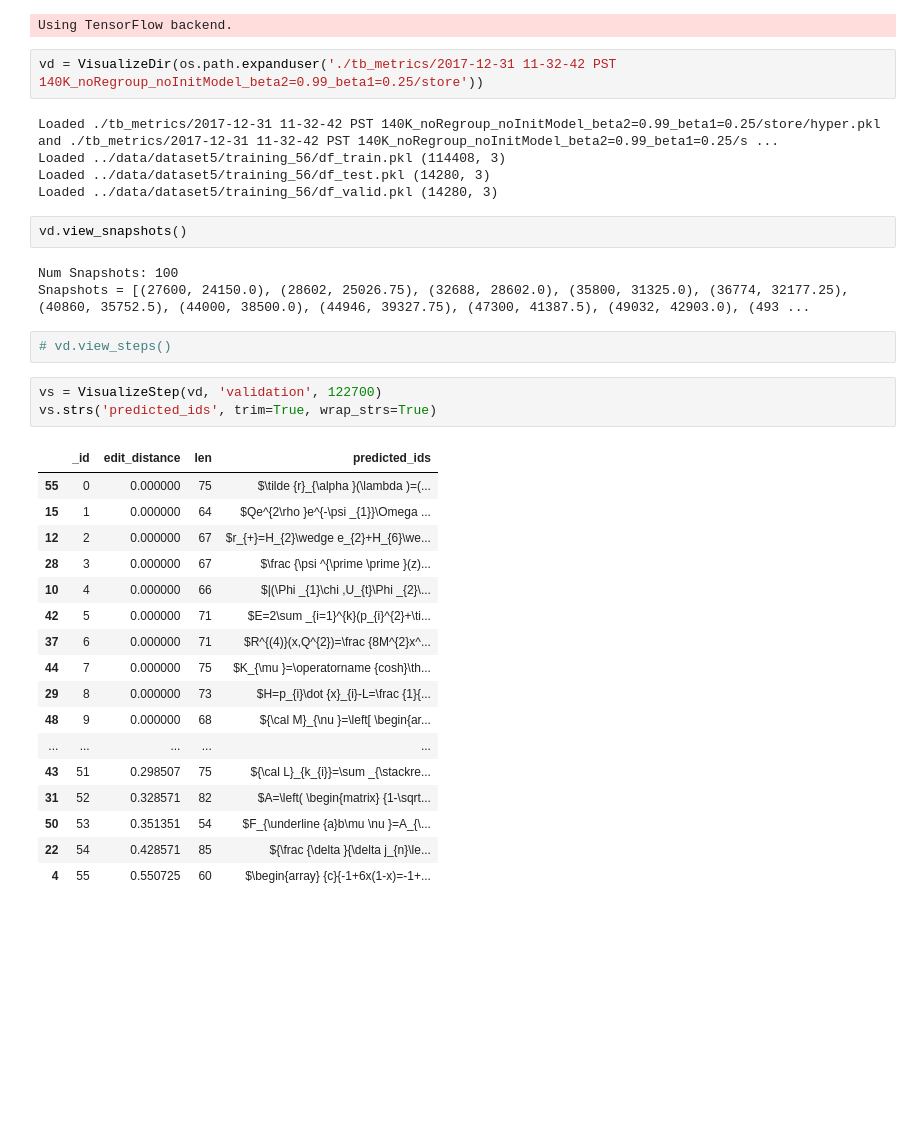
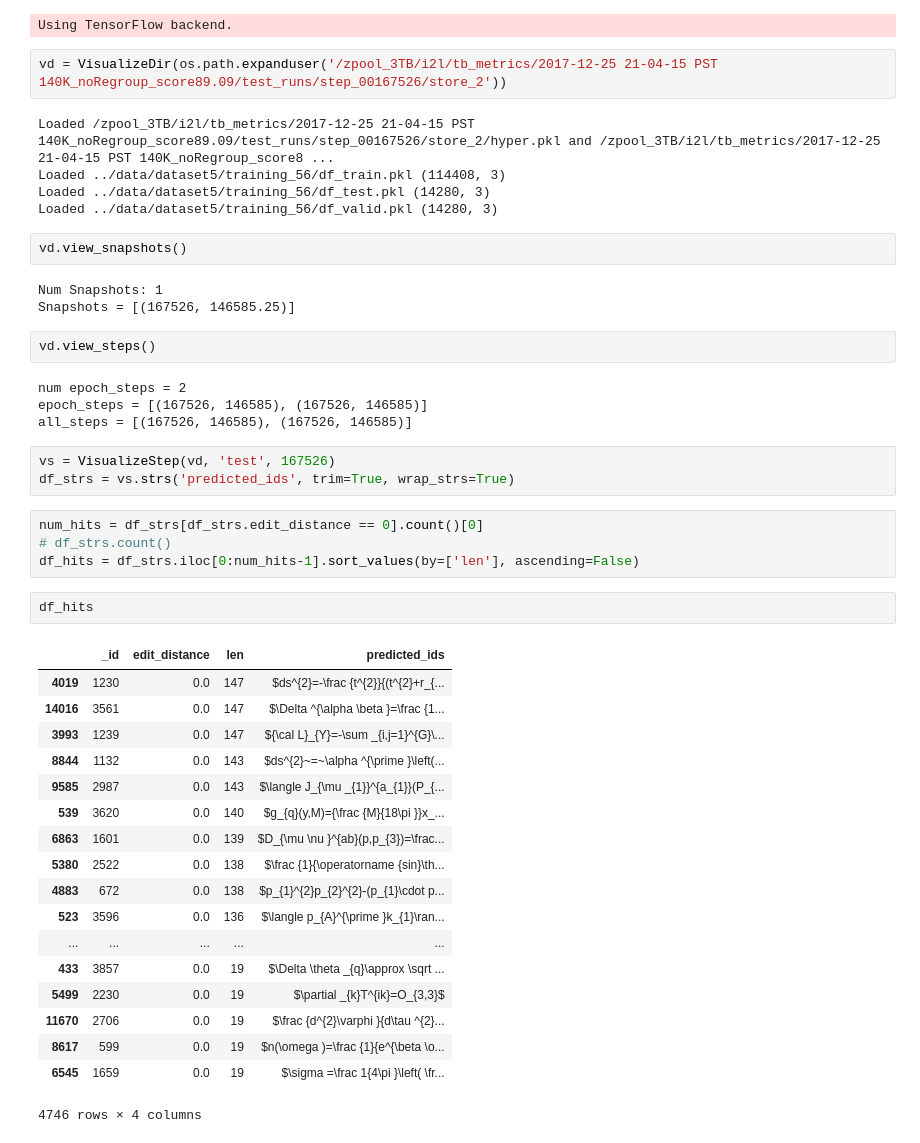
Before and after one commit to untrix/im2latex, a Jupyter notebook: src/visualize.ipynb, the cells around one changed output. Cells and saved outputs as stored; diff of their text form; blank space fills up the shorter version.

```diff
--- a/src/visualize.ipynb
+++ b/src/visualize.ipynb
@@ -31,38 +31,49 @@ from viz_commons import VisualizeDir, DiffParams, VisualizeStep
 # %% [output]
 Using TensorFlow backend.
 # %%
-vd = VisualizeDir(os.path.expanduser('./tb_metrics/2017-12-31 11-32-42 PST 140K_noRegroup_noInitModel_beta2=0.99_beta1=0.25/store'))
+vd = VisualizeDir(os.path.expanduser('/zpool_3TB/i2l/tb_metrics/2017-12-25 21-04-15 PST 140K_noRegroup_score89.09/test_runs/step_00167526/store_2'))
 # %% [output]
-Loaded ./tb_metrics/2017-12-31 11-32-42 PST 140K_noRegroup_noInitModel_beta2=0.99_beta1=0.25/store/hyper.pkl and ./tb_metrics/2017-12-31 11-32-42 PST 140K_noRegroup_noInitModel_beta2=0.99_beta1=0.25/s ...
+Loaded /zpool_3TB/i2l/tb_metrics/2017-12-25 21-04-15 PST 140K_noRegroup_score89.09/test_runs/step_00167526/store_2/hyper.pkl and /zpool_3TB/i2l/tb_metrics/2017-12-25 21-04-15 PST 140K_noRegroup_score8 ...
 Loaded ../data/dataset5/training_56/df_train.pkl (114408, 3)
 Loaded ../data/dataset5/training_56/df_test.pkl (14280, 3)
 Loaded ../data/dataset5/training_56/df_valid.pkl (14280, 3)
 # %%
 vd.view_snapshots()
 # %% [output]
-Num Snapshots: 100
-Snapshots = [(27600, 24150.0), (28602, 25026.75), (32688, 28602.0), (35800, 31325.0), (36774, 32177.25), (40860, 35752.5), (44000, 38500.0), (44946, 39327.75), (47300, 41387.5), (49032, 42903.0), (493 ...
+Num Snapshots: 1
+Snapshots = [(167526, 146585.25)]
-# %%
-# vd.view_steps()
+# %%
+vd.view_steps()
+# %% [output]
+num epoch_steps = 2
+epoch_steps = [(167526, 146585), (167526, 146585)]
+all_steps = [(167526, 146585), (167526, 146585)]
 # %%
-vs = VisualizeStep(vd, 'validation', 122700)
-vs.strs('predicted_ids', trim=True, wrap_strs=True)
+vs = VisualizeStep(vd, 'test', 167526)
+df_strs = vs.strs('predicted_ids', trim=True, wrap_strs=True)
-# %% [output]
-|  | _id | edit_distance | len | predicted_ids |
-| 55 | 0 | 0.000000 | 75 | $\tilde {r}_{\alpha }(\lambda )=(... |
-| 15 | 1 | 0.000000 | 64 | $Qe^{2\rho }e^{-\psi _{1}}\Omega ... |
-| 12 | 2 | 0.000000 | 67 | $r_{+}=H_{2}\wedge e_{2}+H_{6}\we... |
-| 28 | 3 | 0.000000 | 67 | $\frac {\psi ^{\prime \prime }(z)... |
-| 10 | 4 | 0.000000 | 66 | $|(\Phi _{1}\chi ,U_{t}\Phi _{2}\... |
-| 42 | 5 | 0.000000 | 71 | $E=2\sum _{i=1}^{k}(p_{i}^{2}+\ti... |
-| 37 | 6 | 0.000000 | 71 | $R^{(4)}(x,Q^{2})=\frac {8M^{2}x^... |
-| 44 | 7 | 0.000000 | 75 | $K_{\mu }=\operatorname {cosh}\th... |
-| 29 | 8 | 0.000000 | 73 | $H=p_{i}\dot {x}_{i}-L=\frac {1}{... |
-| 48 | 9 | 0.000000 | 68 | ${\cal M}_{\nu }=\left[ \begin{ar... |
-| ... | ... | ... | ... | ... |
-| 43 | 51 | 0.298507 | 75 | ${\cal L}_{k_{i}}=\sum _{\stackre... |
-| 31 | 52 | 0.328571 | 82 | $A=\left( \begin{matrix} {1-\sqrt... |
-| 50 | 53 | 0.351351 | 54 | $F_{\underline {a}b\mu \nu }=A_{\... |
-| 22 | 54 | 0.428571 | 85 | ${\frac {\delta }{\delta j_{n}\le... |
-| 4 | 55 | 0.550725 | 60 | $\begin{array} {c}{-1+6x(1-x)=-1+... |
+# %%
+num_hits = df_strs[df_strs.edit_distance == 0].count()[0]
+# df_strs.count()
+df_hits = df_strs.iloc[0:num_hits-1].sort_values(by=['len'], ascending=False)
+# %%
+df_hits
+# %% [output]
+|  | _id | edit_distance | len | predicted_ids |
+| 4019 | 1230 | 0.0 | 147 | $ds^{2}=-\frac {t^{2}}{(t^{2}+r_{... |
+| 14016 | 3561 | 0.0 | 147 | $\Delta ^{\alpha \beta }=\frac {1... |
+| 3993 | 1239 | 0.0 | 147 | ${\cal L}_{Y}=-\sum _{i,j=1}^{G}\... |
+| 8844 | 1132 | 0.0 | 143 | $ds^{2}~=~\alpha ^{\prime }\left(... |
+| 9585 | 2987 | 0.0 | 143 | $\langle J_{\mu _{1}}^{a_{1}}(P_{... |
+| 539 | 3620 | 0.0 | 140 | $g_{q}(y,M)={\frac {M}{18\pi }}x_... |
+| 6863 | 1601 | 0.0 | 139 | $D_{\mu \nu }^{ab}(p,p_{3})=\frac... |
+| 5380 | 2522 | 0.0 | 138 | $\frac {1}{\operatorname {sin}\th... |
+| 4883 | 672 | 0.0 | 138 | $p_{1}^{2}p_{2}^{2}-(p_{1}\cdot p... |
+| 523 | 3596 | 0.0 | 136 | $\langle p_{A}^{\prime }k_{1}\ran... |
+| ... | ... | ... | ... | ... |
+| 433 | 3857 | 0.0 | 19 | $\Delta \theta _{q}\approx \sqrt ... |
+| 5499 | 2230 | 0.0 | 19 | $\partial _{k}T^{ik}=O_{3,3}$ |
+| 11670 | 2706 | 0.0 | 19 | $\frac {d^{2}\varphi }{d\tau ^{2}... |
+| 8617 | 599 | 0.0 | 19 | $n(\omega )=\frac {1}{e^{\beta \o... |
+| 6545 | 1659 | 0.0 | 19 | $\sigma =\frac 1{4\pi }\left( \fr... |
+4746 rows × 4 columns
 # %%
```
Also changed, not shown: parts of 1 cell of this notebook, 8 other files.
